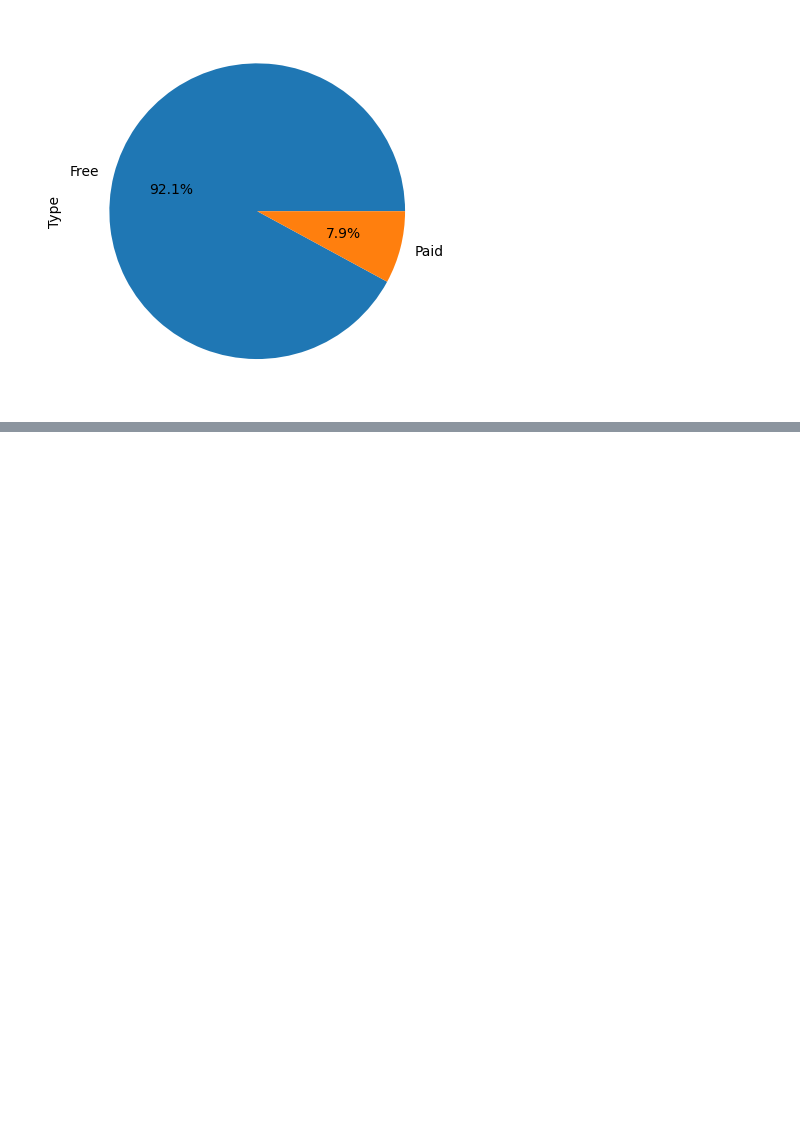
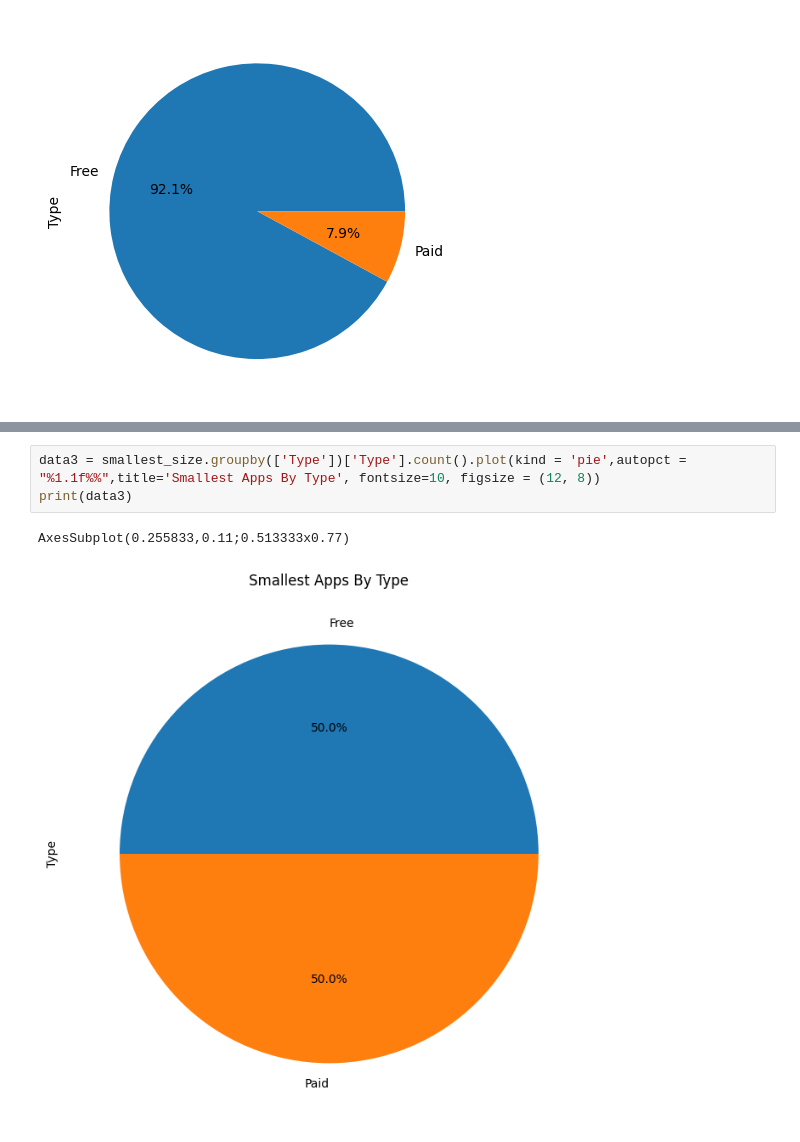
Before and after one commit to furkanbalkaya/Google_Play_Store, a Jupyter notebook: code.ipynb, the cells around one changed output, grey strips where cells are left out. Cells and saved outputs as stored; diff of their text form; blank space fills up the shorter version.

```diff
--- a/code.ipynb
+++ b/code.ipynb
@@ -163,0 +189,6 @@ data["Type"].value_counts().plot.pie(autopct = "%1.1f%%")
+# %%
+data3 = smallest_size.groupby(['Type'])['Type'].count().plot(kind = 'pie',autopct = "%1.1f%%",title='Smallest Apps By Type', fontsize=10, figsize = (12, 8))
+print(data3)
+# %% [output]
+AxesSubplot(0.255833,0.11;0.513333x0.77)
+[figure, added]
```
Also changed, not shown: parts of 3 cells of this notebook.
